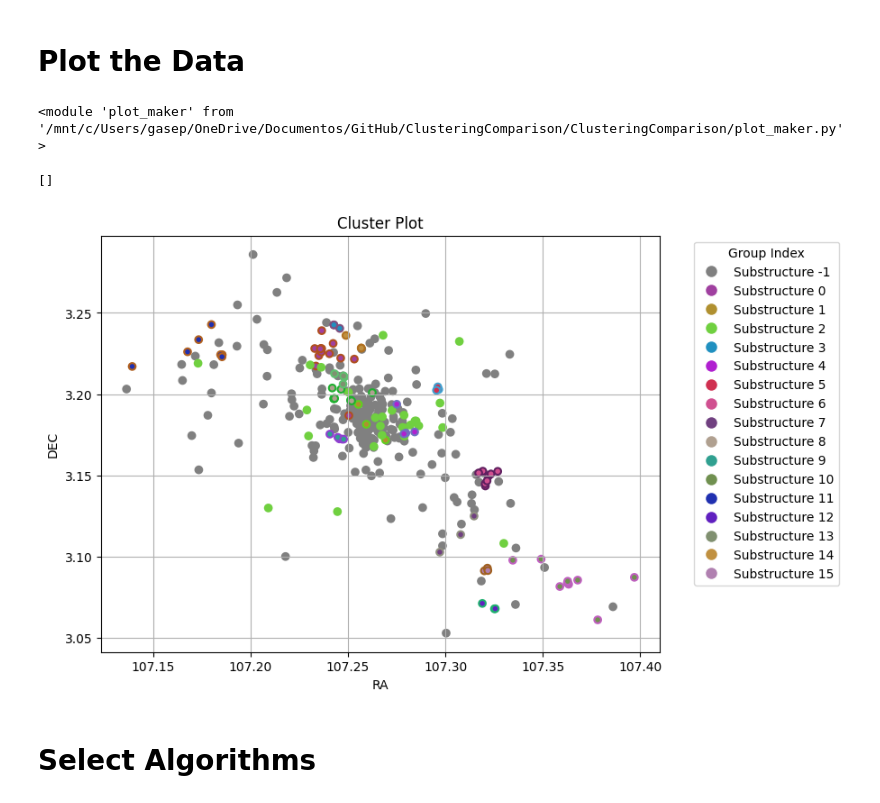
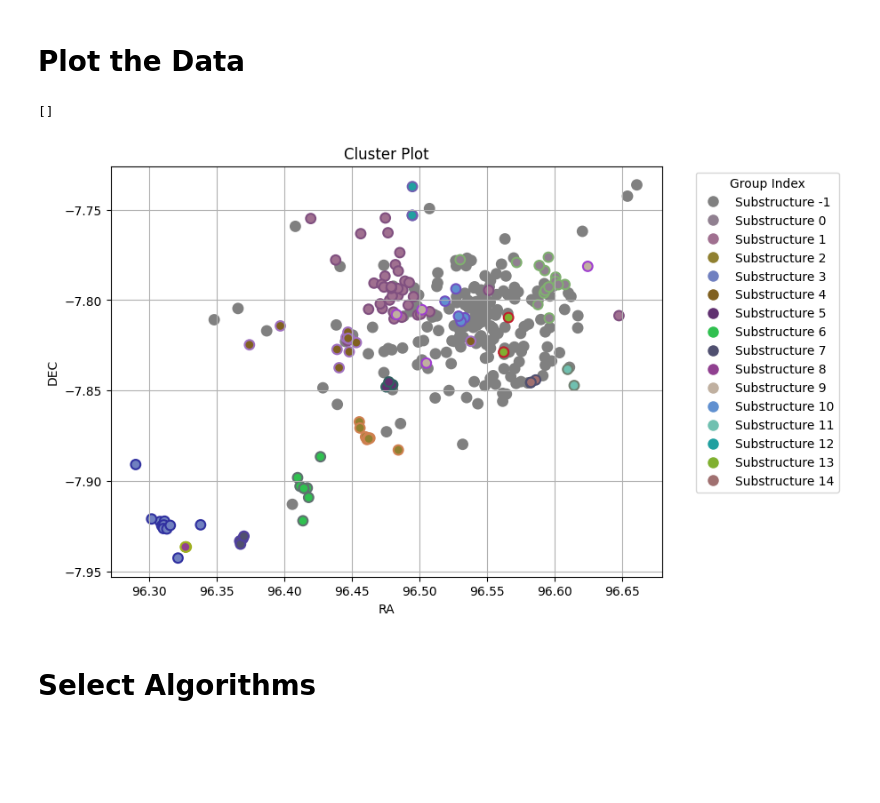
Before and after one commit to Prion6/ClusteringComparison, a Jupyter notebook: cluster_finder_evaluator.ipynb, the cells around one changed output. Cells and saved outputs as stored; diff of their text form; code cells hidden in the pictures; blank space fills up the shorter version.

```diff
--- a/cluster_finder_evaluator.ipynb
+++ b/cluster_finder_evaluator.ipynb
@@ -15,7 +15,7 @@ import numpy as np
 # Load Data
 # %%
 #Replace with your data
-mocks_path = "SPLUS_clean_halos"
+mocks_path = "SPLUS_raw_halos"
 raw_cats = mdm.load_data(mocks_path)
 
 print(raw_cats[0].head())
@@ -40,25 +40,20 @@ sample_size = 30
 cats_samples = random.sample(cats_subset, sample_size)
 # %% [markdown]
 # Plot the Data
-# %%
-import importlib
-
-importlib.reload(pm)
-# %% [output]
-<module 'plot_maker' from '/mnt/c/Users/gasep/OneDrive/Documentos/GitHub/ClusteringComparison/ClusteringComparison/plot_maker.py'>
 # %%
 r_sample = cats_samples[random.randint(0, len(cats_samples)-1)]
+r_sample = cats[26]
 
 X_data = r_sample.iloc[:,3].values
 Y_data = r_sample.iloc[:,4].values
 og_labels = r_sample.iloc[:,2].values
 
-fig, ax = pm.cluster_plot_2D(X_data, Y_data, og_labels, x_axis_nature="RA", y_axis_nature="DEC", cluster_nature="Substructure")
+fig, ax = pm.cluster_plot_2D(X_data, Y_data, og_labels, x_axis_nature="RA", y_axis_nature="DEC", cluster_nature="Substructure", size=60)
 
 plt.plot()
 # %% [output]
 []
-[figure, old version]
+[figure, new version]
 # %% [markdown]
 # Select Algorithms
 # %%
```
Also changed, not shown: parts of 9 cells of this notebook.
